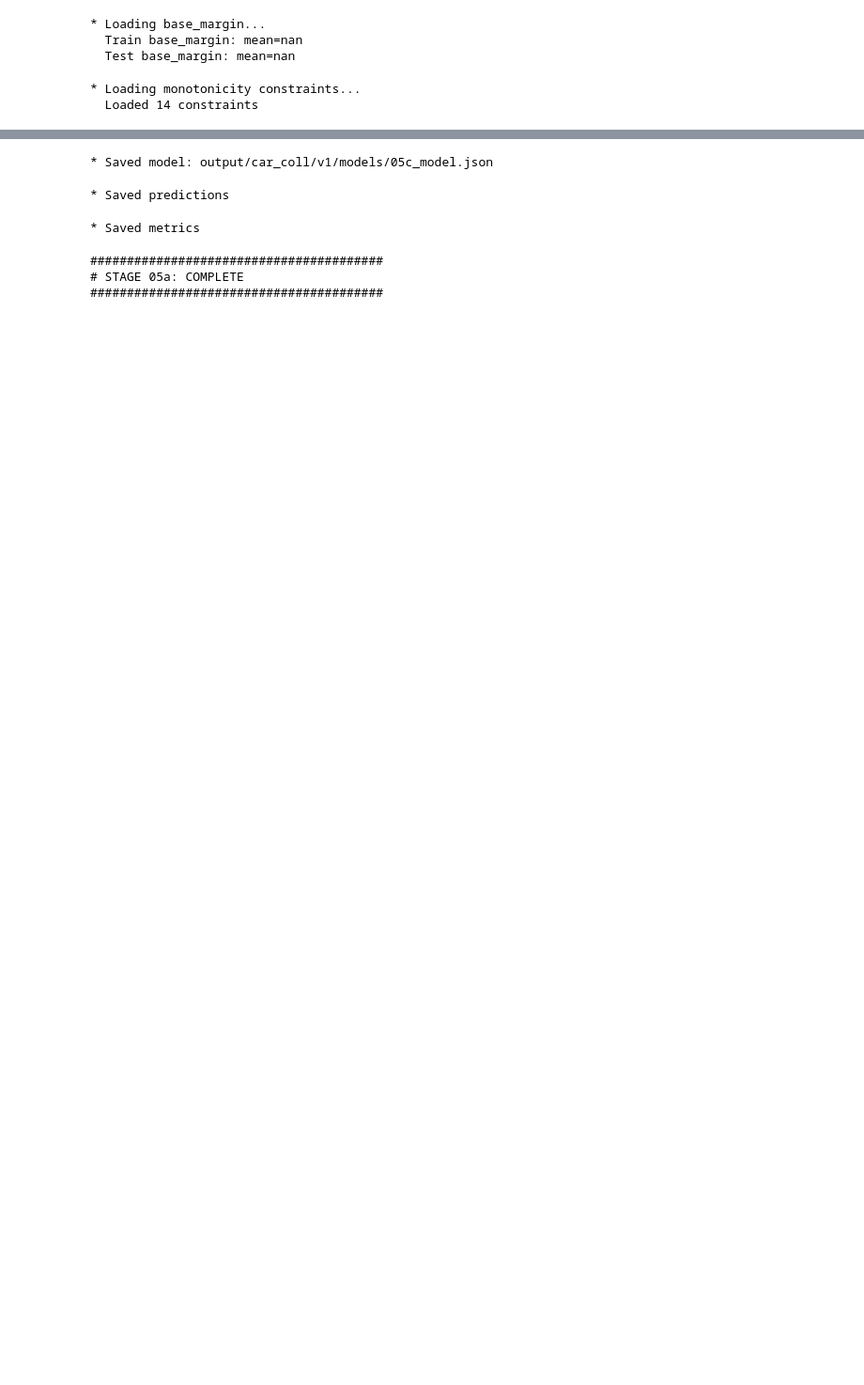
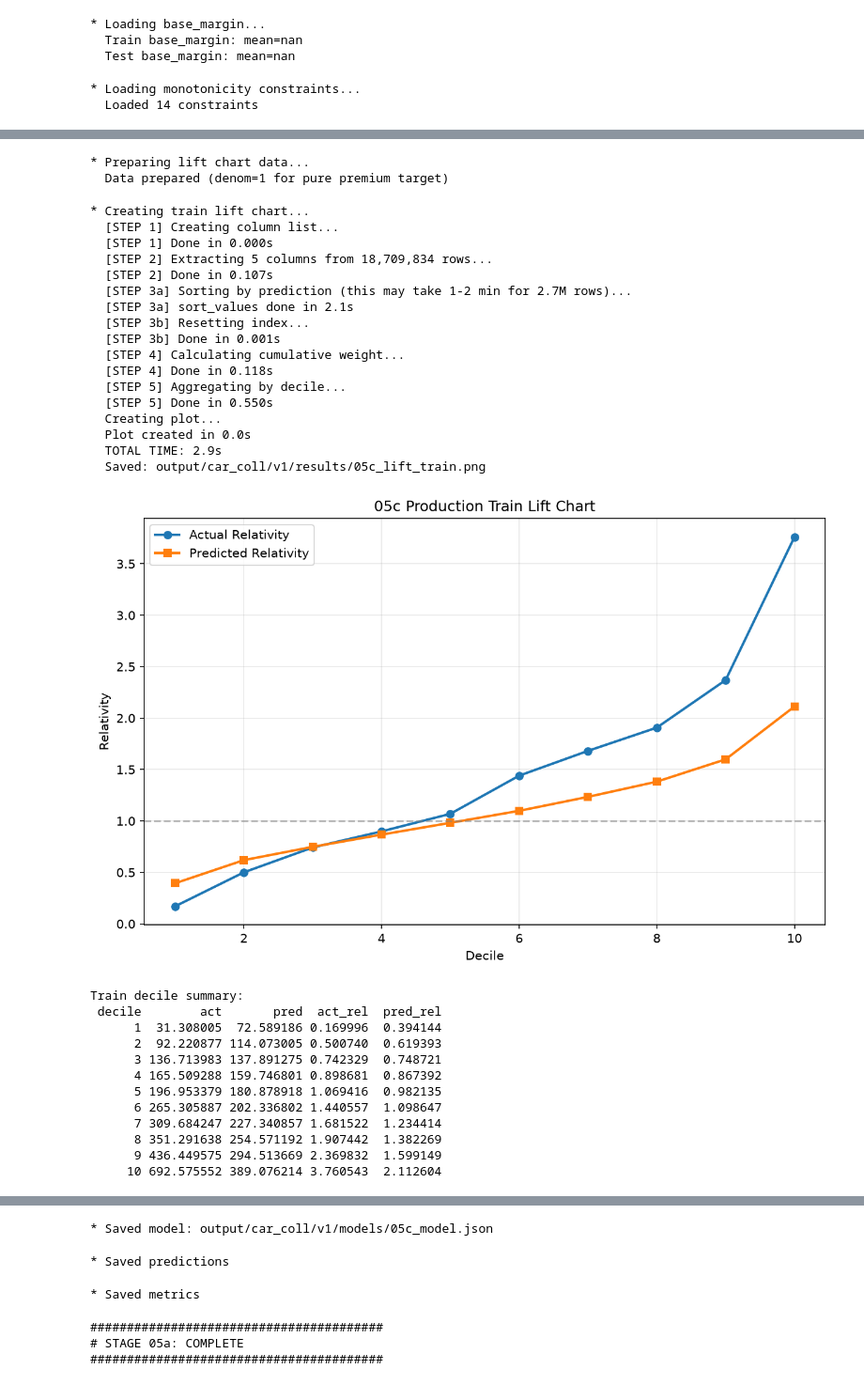
Before and after one commit to axspinnacle/26Dmodelv1, a Jupyter notebook: output/car_coll/v1/notebooks/05c_production.ipynb, the cells around one changed output, grey strips where cells are left out. Shown at 94% size. Cells and saved outputs as stored; diff of their text form; code cells hidden in the pictures; blank space fills up the shorter version.

```diff
--- a/output/car_coll/v1/notebooks/05c_production.ipynb
+++ b/output/car_coll/v1/notebooks/05c_production.ipynb
@@ -206,0 +207,76 @@ print(f"  Test MAE: {mae_test:.4f}, RMSE: {rmse_test:.4f}")
+# %%
+# Prepare data for lift charts
+import matplotlib.pyplot as plt
+from lift_chart_fast import create_lift_chart
+from hpo_metrics import compute_fit_quality, compute_model_power
+from IPython.display import Image, display
+
+print(f'\n* Preparing lift chart data...')
+
+# Add predictions to original data
+train_orig['pred'] = pred_train
+test_orig['pred'] = pred_test
+
+# Create columns for lift_chart_fast
+# denom = 1 because target (pp_coll) is already pure premium (rate)
+train_orig['incurred_act'] = y_train.values
+train_orig['incurred_pred'] = pred_train
+train_orig['denom'] = 1
+
+test_orig['incurred_act'] = y_test.values
+test_orig['incurred_pred'] = pred_test
+test_orig['denom'] = 1
+
+print(f'  Data prepared (denom=1 for pure premium target)')
+# %% [output]
+* Preparing lift chart data...
+  Data prepared (denom=1 for pure premium target)
+# %%
+# Train lift chart
+print(f'\n* Creating train lift chart...')
+fig_train, table_train = create_lift_chart(
+    train_orig,
+    exposure,
+    bins=10,
+    title='05c Production Train Lift Chart'
+)
+
+chart_file = f'{output_base}/results/05c_lift_train.png'
+fig_train.savefig(chart_file, dpi=150, bbox_inches='tight')
+plt.close(fig_train)
+print(f'  Saved: {chart_file}')
+
+display(Image(chart_file))
+print('\nTrain decile summary:')
+print(table_train[['decile', 'act', 'pred', 'act_rel', 'pred_rel']].to_string(index=False))
+# %% [output]
+* Creating train lift chart...
+  [STEP 1] Creating column list...
+  [STEP 1] Done in 0.000s
+  [STEP 2] Extracting 5 columns from 18,709,834 rows...
+  [STEP 2] Done in 0.107s
+  [STEP 3a] Sorting by prediction (this may take 1-2 min for 2.7M rows)...
+  [STEP 3a] sort_values done in 2.1s
+  [STEP 3b] Resetting index...
+  [STEP 3b] Done in 0.001s
+  [STEP 4] Calculating cumulative weight...
+  [STEP 4] Done in 0.118s
+  [STEP 5] Aggregating by decile...
+  [STEP 5] Done in 0.550s
+  Creating plot...
+  Plot created in 0.0s
+  TOTAL TIME: 2.9s
+  Saved: output/car_coll/v1/results/05c_lift_train.png
+[figure, added]
+Train decile summary:
+ decile        act       pred  act_rel  pred_rel
+      1  31.308005  72.589186 0.169996  0.394144
+      2  92.220877 114.073005 0.500740  0.619393
+      3 136.713983 137.891275 0.742329  0.748721
+      4 165.509288 159.746801 0.898681  0.867392
+      5 196.953379 180.878918 1.069416  0.982135
+      6 265.305887 202.336802 1.440557  1.098647
+      7 309.684247 227.340857 1.681522  1.234414
+      8 351.291638 254.571192 1.907442  1.382269
+      9 436.449575 294.513669 2.369832  1.599149
+     10 692.575552 389.076214 3.760543  2.112604
```
Also changed, not shown: parts of 7 cells of this notebook, 36 other files.
